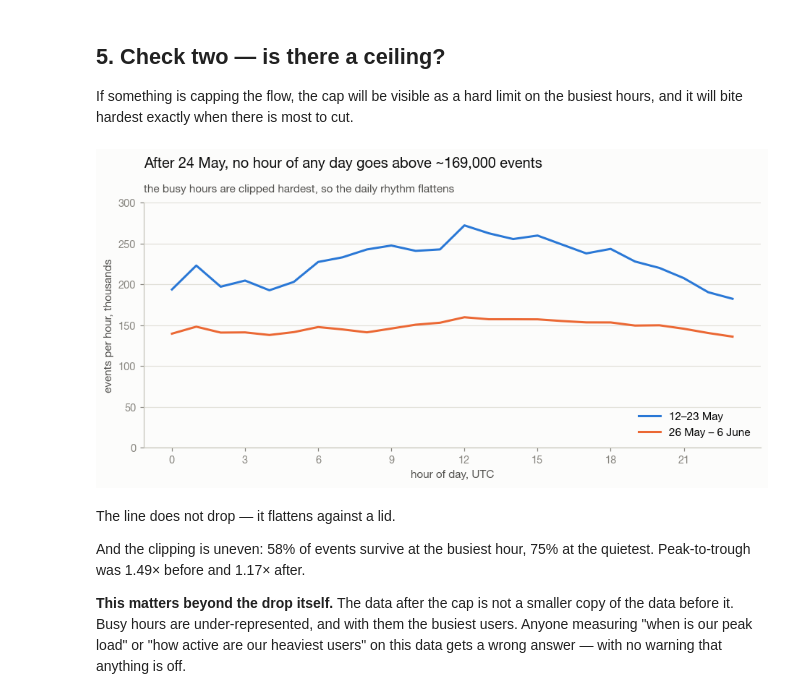
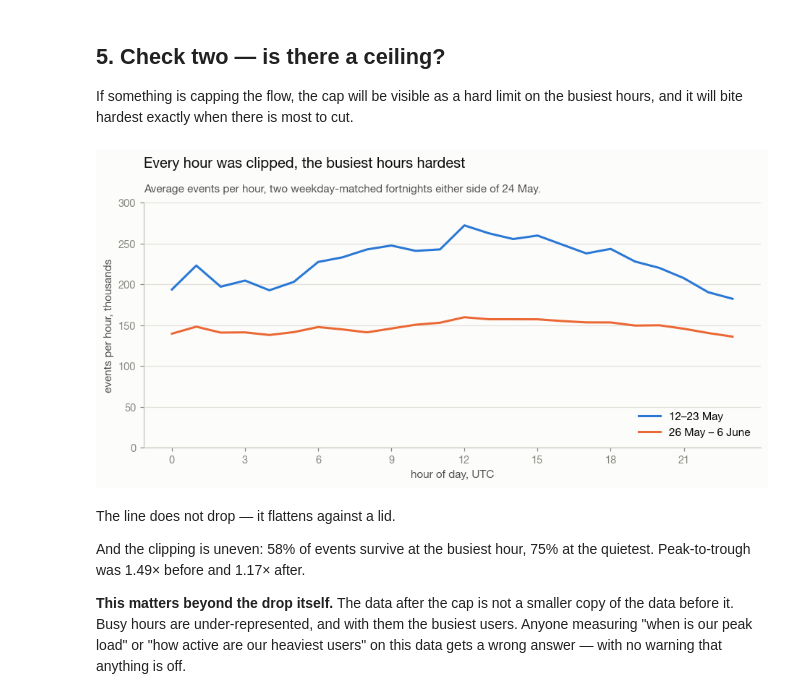
Before and after one commit to azadvoryanskiy/github-product-analytics, a Jupyter notebook: notebooks/01_data_quality.ipynb, the cells around one changed output. Cells and saved outputs as stored; diff of their text form; code cells hidden in the pictures.

```diff
--- a/notebooks/01_data_quality.ipynb
+++ b/notebooks/01_data_quality.ipynb
@@ -169,29 +169,29 @@ the busiest hours, and it will bite hardest exactly when there is most to cut.
 # %%
 hourly = con.sql("""
     WITH h AS (
       SELECT created_at::DATE AS d, hour(created_at) AS hour, count(*) AS n
       FROM ev GROUP BY 1, 2
     )
     SELECT hour,
       avg(CASE WHEN d BETWEEN DATE '2025-05-12' AND DATE '2025-05-23' THEN n END) AS before,
       avg(CASE WHEN d BETWEEN DATE '2025-05-26' AND DATE '2025-06-06' THEN n END) AS after
     FROM h GROUP BY hour ORDER BY hour
 """).df()
 
 fig, ax = plt.subplots(figsize=(10, 4))
 ax.plot(hourly.hour, hourly.before / 1000, color=charts.BLUE, label="12–23 May")
 ax.plot(hourly.hour, hourly.after / 1000, color=charts.ORANGE, label="26 May – 6 June")
 ax.set_xlabel("hour of day, UTC")
 ax.set_ylabel("events per hour, thousands")
 ax.set_ylim(0, 300)
 ax.set_xticks(range(0, 24, 3))
 ax.legend(loc="lower right")
-charts.finish(ax, "After 24 May, no hour of any day goes above ~169,000 events",
-              "the busy hours are clipped hardest, so the daily rhythm flattens")
+charts.finish(ax, "Every hour was clipped, the busiest hours hardest",
+              "Average events per hour, two weekday-matched fortnights either side of 24 May.")
 charts.save(fig, "02_hourly_ceiling")
 fig
 # %% [output]
-[figure, old version]
+[figure, new version]
 # %% [markdown]
 The line does not drop — it flattens against a lid.
 
```
Also changed, not shown: parts of 3 cells of this notebook, 6 other files.
